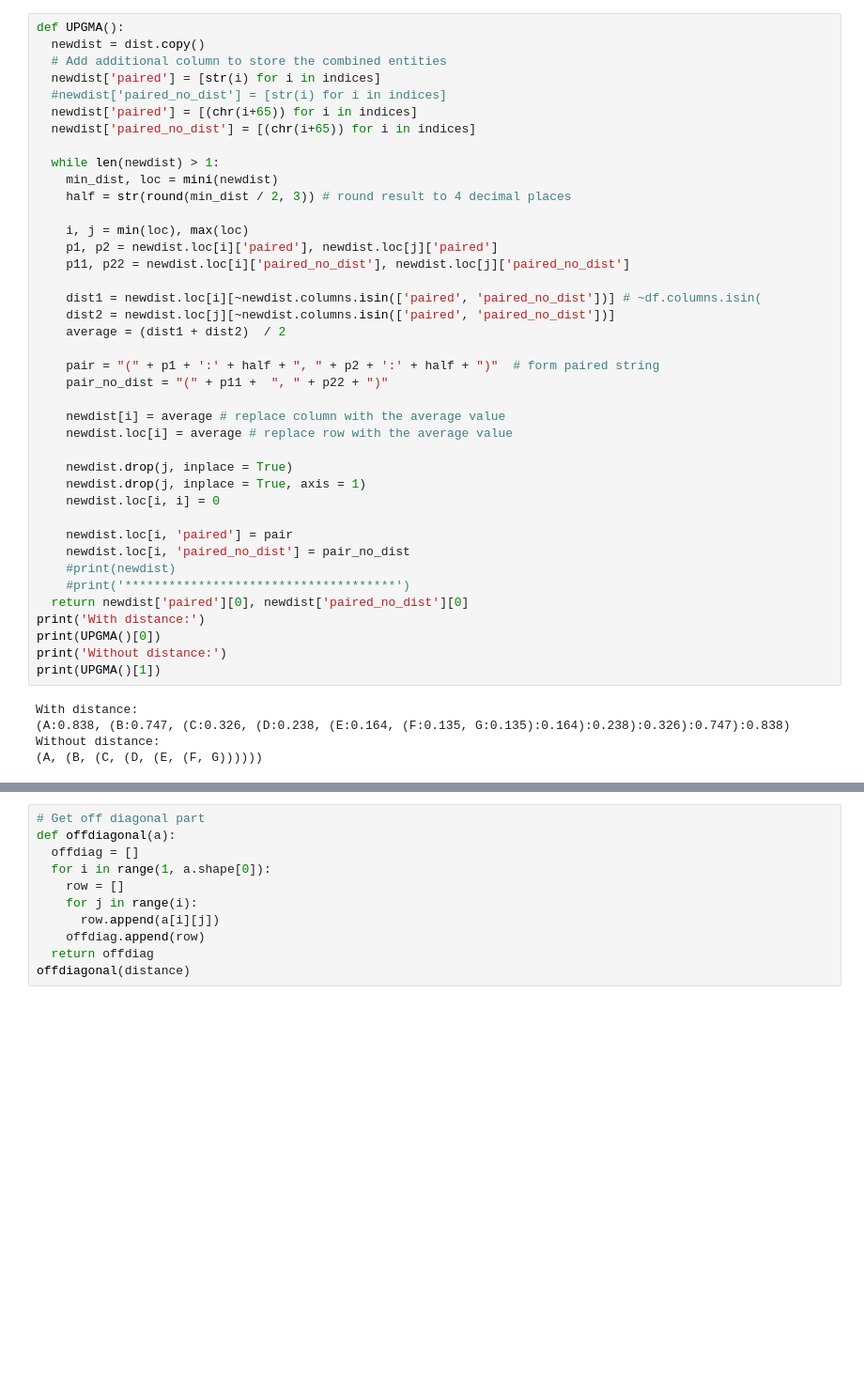
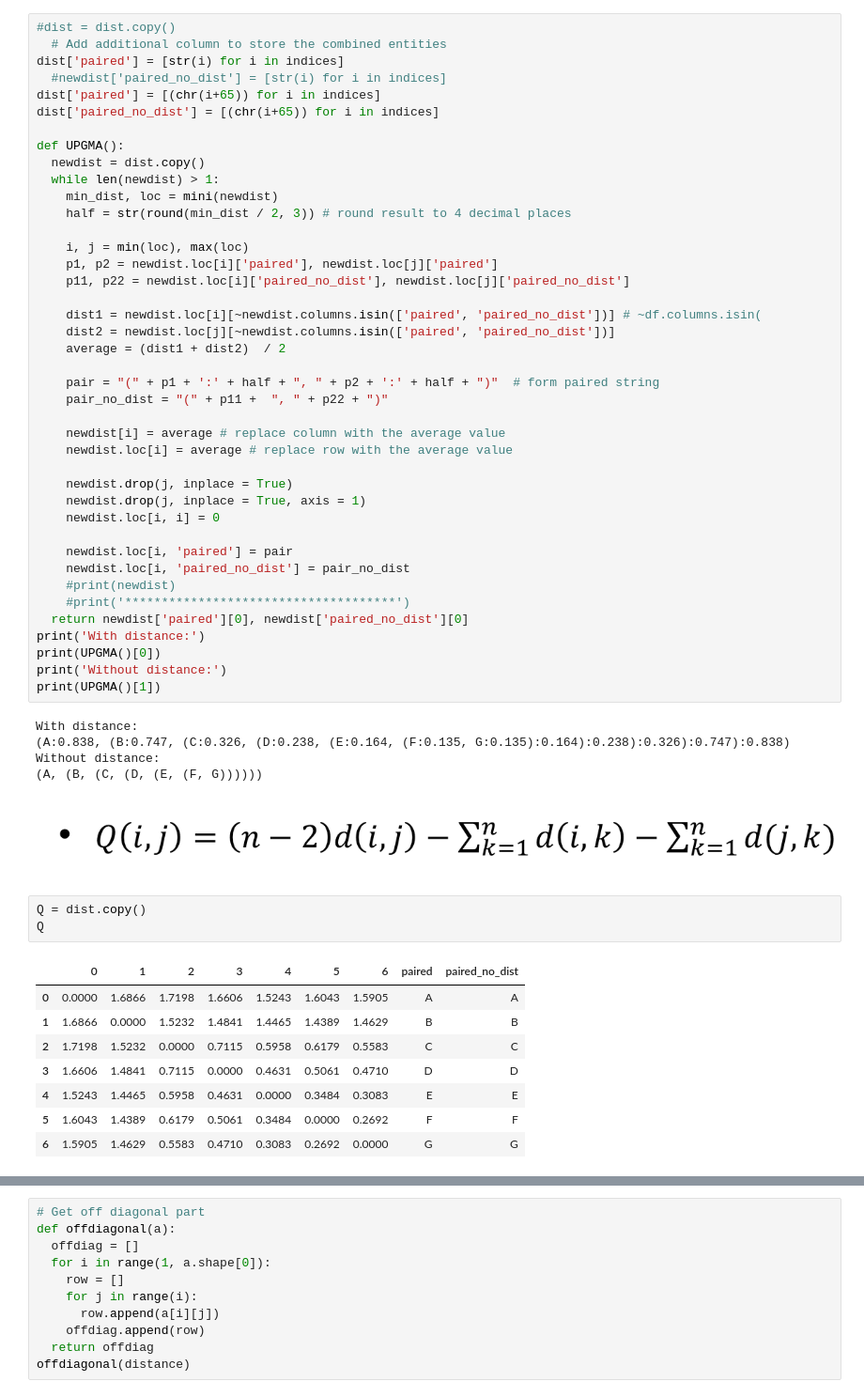
Before and after one commit to mequanent/Bioinformatics, a Jupyter notebook: hws_110761504.ipynb, the cells around one changed output, grey strips where cells are left out. Shown at 94% size. Cells and saved outputs as stored; diff of their text form; blank space fills up the shorter version.

```diff
--- a/hws_110761504.ipynb
+++ b/hws_110761504.ipynb
@@ -1091,14 +1091,15 @@ distance[5][:5]
 # %% [output]
 array([1.6043, 1.4389, 0.6179, 0.5061, 0.3484])
 # %%
+#dist = dist.copy()
+  # Add additional column to store the combined entities
+dist['paired'] = [str(i) for i in indices]
+  #newdist['paired_no_dist'] = [str(i) for i in indices]
+dist['paired'] = [(chr(i+65)) for i in indices]
+dist['paired_no_dist'] = [(chr(i+65)) for i in indices]
+
 def UPGMA():
   newdist = dist.copy()
-  # Add additional column to store the combined entities
-  newdist['paired'] = [str(i) for i in indices]
-  #newdist['paired_no_dist'] = [str(i) for i in indices]
-  newdist['paired'] = [(chr(i+65)) for i in indices]
-  newdist['paired_no_dist'] = [(chr(i+65)) for i in indices]
-
   while len(newdist) > 1:
     min_dist, loc = mini(newdist)
     half = str(round(min_dist / 2, 3)) # round result to 4 decimal places
@@ -1135,3 +1136,17 @@ With distance:
 (A:0.838, (B:0.747, (C:0.326, (D:0.238, (E:0.164, (F:0.135, G:0.135):0.164):0.238):0.326):0.747):0.838)
 Without distance:
 (A, (B, (C, (D, (E, (F, G))))))
+# %% [markdown]
+![image.png](embedded-picture-1)
+# %%
+Q = dist.copy()
+Q
+# %% [output]
+|  | 0 | 1 | 2 | 3 | 4 | 5 | 6 | paired | paired_no_dist |
+| 0 | 0.0000 | 1.6866 | 1.7198 | 1.6606 | 1.5243 | 1.6043 | 1.5905 | A | A |
+| 1 | 1.6866 | 0.0000 | 1.5232 | 1.4841 | 1.4465 | 1.4389 | 1.4629 | B | B |
+| 2 | 1.7198 | 1.5232 | 0.0000 | 0.7115 | 0.5958 | 0.6179 | 0.5583 | C | C |
+| 3 | 1.6606 | 1.4841 | 0.7115 | 0.0000 | 0.4631 | 0.5061 | 0.4710 | D | D |
+| 4 | 1.5243 | 1.4465 | 0.5958 | 0.4631 | 0.0000 | 0.3484 | 0.3083 | E | E |
+| 5 | 1.6043 | 1.4389 | 0.6179 | 0.5061 | 0.3484 | 0.0000 | 0.2692 | F | F |
+| 6 | 1.5905 | 1.4629 | 0.5583 | 0.4710 | 0.3083 | 0.2692 | 0.0000 | G | G |
```
Also changed, not shown: parts of 5 cells of this notebook.
